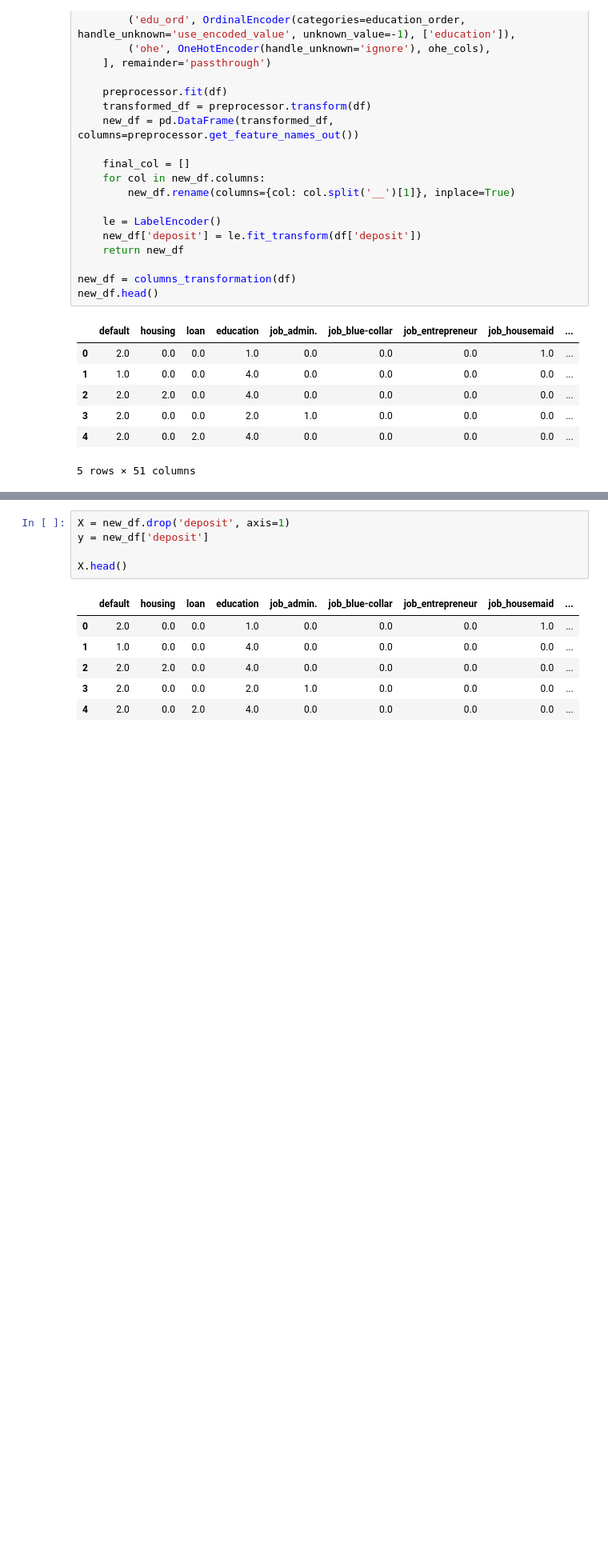
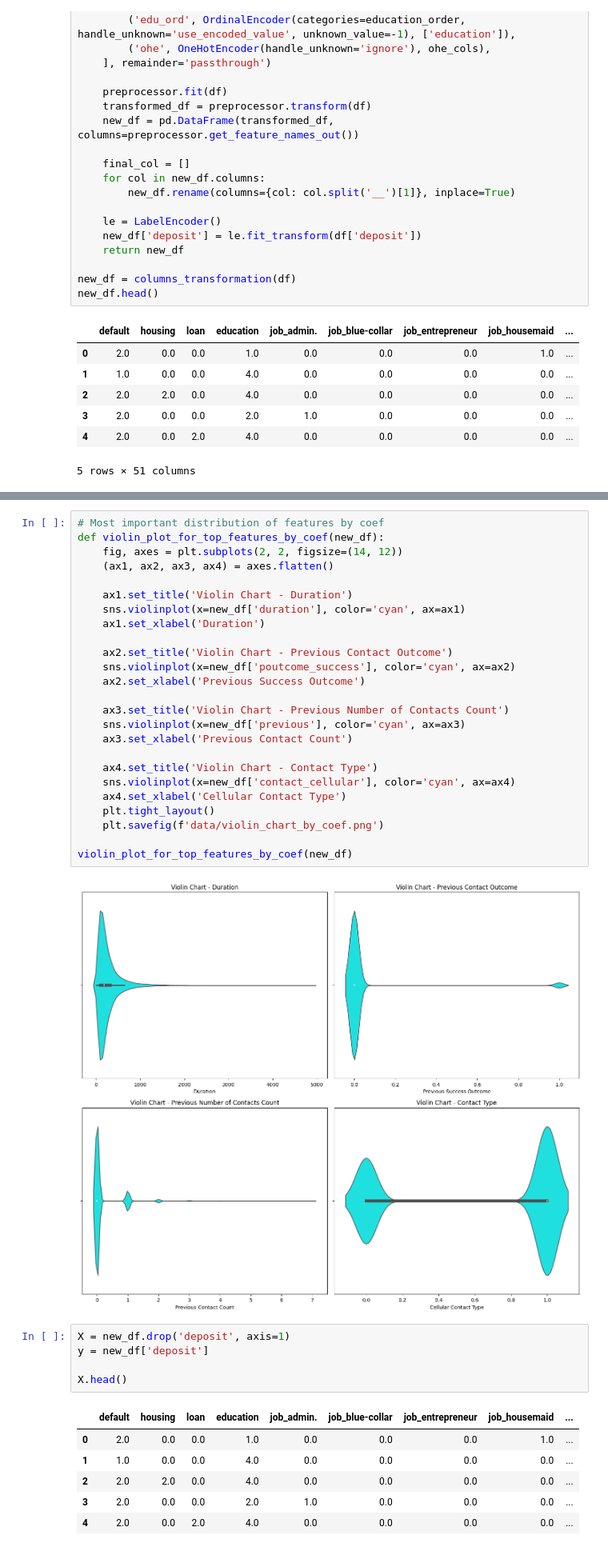
Before and after one commit to atewari-bot/bank-marketing-campaign, a Jupyter notebook: bank_marketing_campaign.ipynb, the cells around one changed output, grey strips where cells are left out. Shown at 80% size. Saved outputs shown, nothing was run; the diff lists cells and outputs as text; blank space fills up the shorter version.

```diff
--- a/bank_marketing_campaign.ipynb
+++ b/bank_marketing_campaign.ipynb
@@ -554,3 +574,30 @@ plt.show()
+# %%
+# Most important distribution of features by coef
+def violin_plot_for_top_features_by_coef(new_df):
+    fig, axes = plt.subplots(2, 2, figsize=(14, 12))
+    (ax1, ax2, ax3, ax4) = axes.flatten()
+
+    ax1.set_title('Violin Chart - Duration')
+    sns.violinplot(x=new_df['duration'], color='cyan', ax=ax1)
+    ax1.set_xlabel('Duration')
+
+    ax2.set_title('Violin Chart - Previous Contact Outcome')
+    sns.violinplot(x=new_df['poutcome_success'], color='cyan', ax=ax2)
+    ax2.set_xlabel('Previous Success Outcome')
+
+    ax3.set_title('Violin Chart - Previous Number of Contacts Count')
+    sns.violinplot(x=new_df['previous'], color='cyan', ax=ax3)
+    ax3.set_xlabel('Previous Contact Count')
+
+    ax4.set_title('Violin Chart - Contact Type')
+    sns.violinplot(x=new_df['contact_cellular'], color='cyan', ax=ax4)
+    ax4.set_xlabel('Cellular Contact Type')
+    plt.tight_layout()
+    plt.savefig(f'data/violin_chart_by_coef.png')
+
+violin_plot_for_top_features_by_coef(new_df)
+# %% [output]
+[figure, added]
 # %%
 X = new_df.drop('deposit', axis=1)
 y = new_df['deposit']
```
Also changed, not shown: parts of 26 cells of this notebook, 13 other files.
